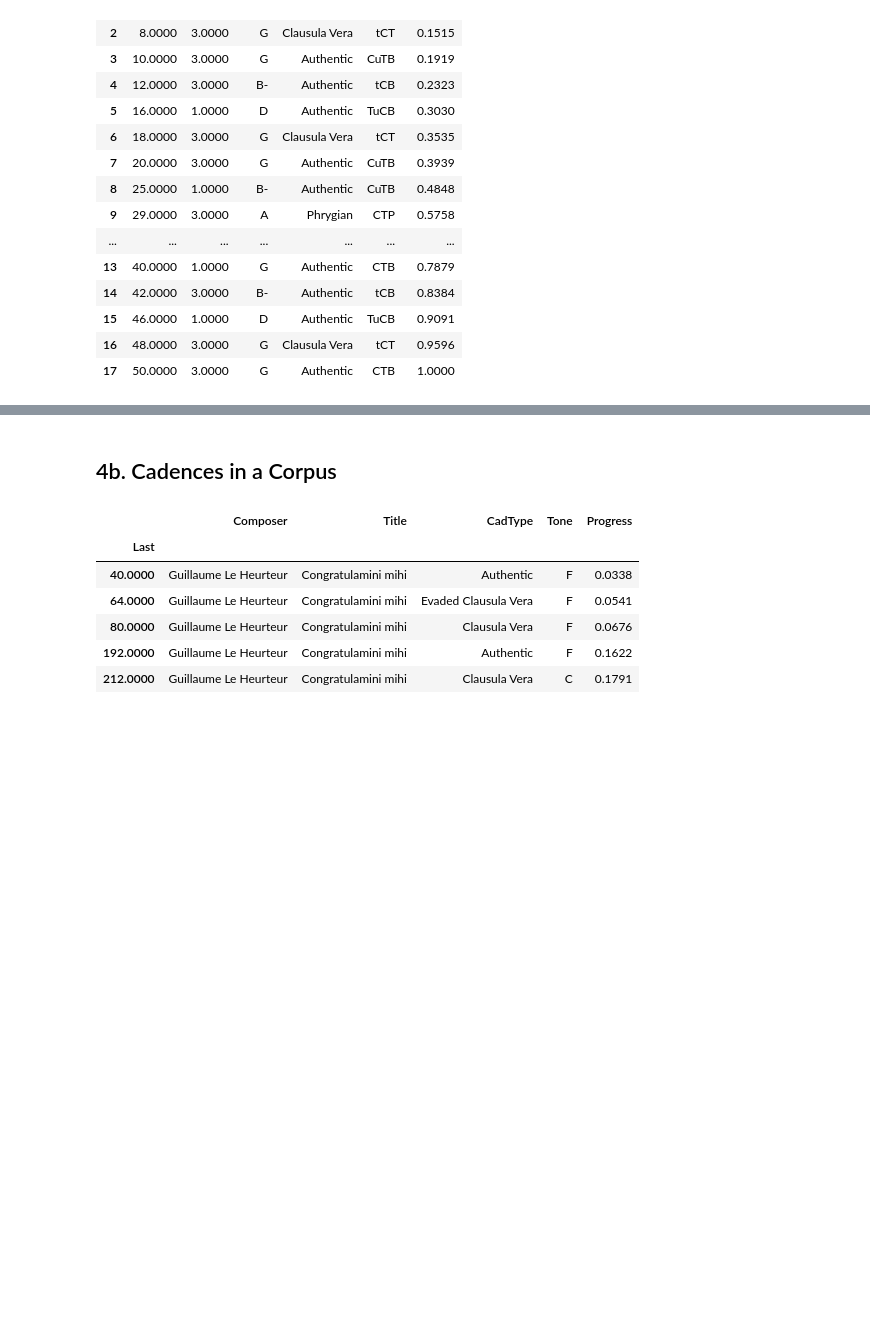
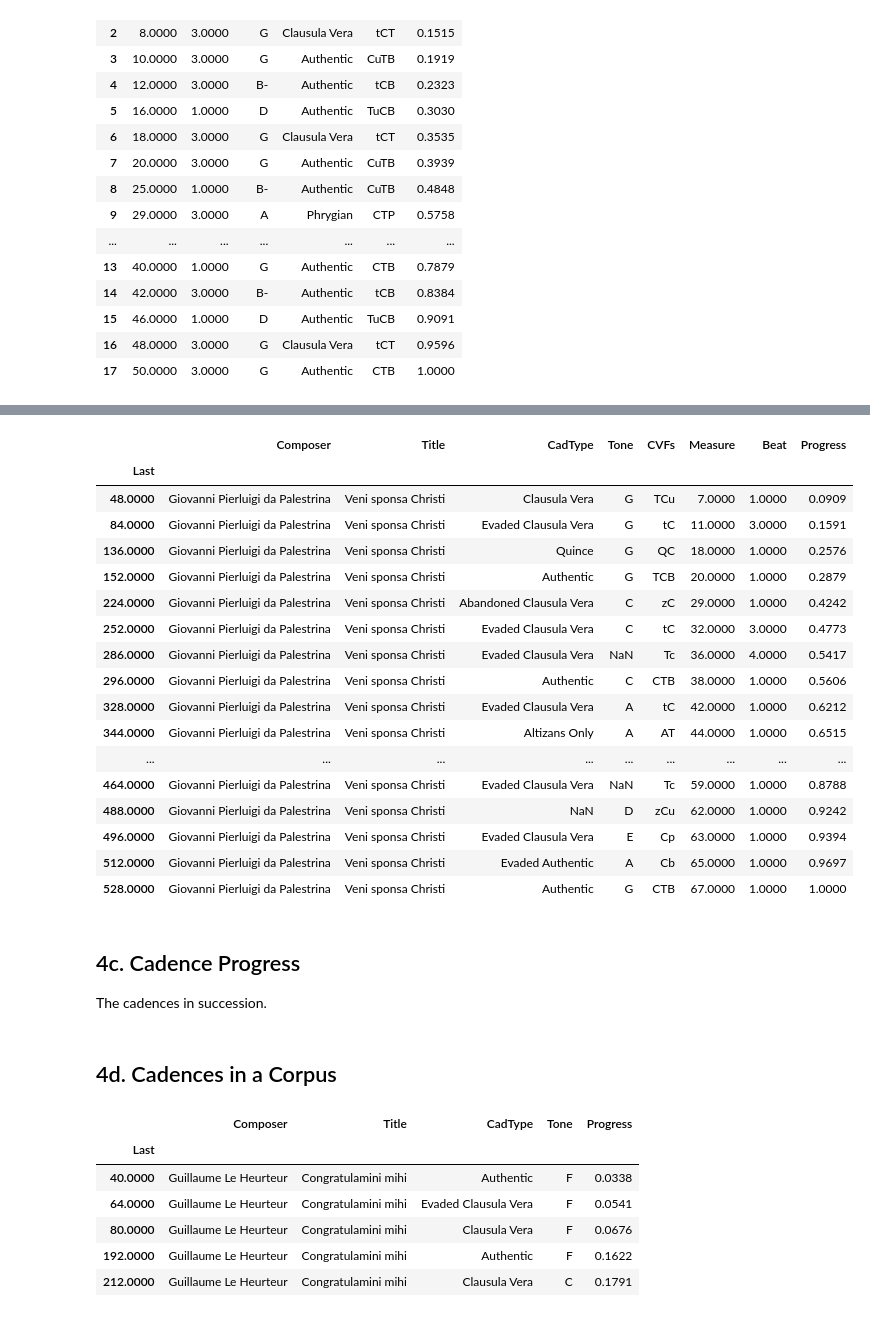
Before and after one commit to RichardFreedman/Zurich-2026, a Jupyter notebook: 02 MEI M21 CRIM Intervals/Zurich_Tonalities.ipynb, the cells around one changed output, grey strips where cells are left out. Cells and saved outputs as stored; diff of their text form; code cells hidden in the pictures; blank space fills up the shorter version.

Commit message:
update with tonalities and pt type

```diff
--- a/02 MEI M21 CRIM Intervals/Zurich_Tonalities.ipynb
+++ b/02 MEI M21 CRIM Intervals/Zurich_Tonalities.ipynb
@@ -294,0 +304,45 @@ cads.reset_index(drop=True)
+# %%
+baseUrl = 'https://crimproject.org/mei/'
+
+# now specify YOUR piece:
+my_piece = 'CRIM_Model_0019.mei'
+
+
+# and combine them
+piece_url = baseUrl + my_piece
+
+# load the piece from the web
+piece = importScore(piece_url)
+
+# find cadences
+cadences = piece.cadences()
+
+cadences['Composer'] = piece.metadata['composer']
+cadences['Title'] = piece.metadata['title']
+cols = ['Composer', 'Title', 'CadType', 'Tone', 'CVFs', 'Measure', 'Beat', 'Progress']
+cadences = cadences[cols]
+# and return the results with a link to the example
+piece.linkExamples(df = cadences, piece_url=piece_url)
+# %% [output]
+|  | Composer | Title | CadType | Tone | CVFs | Measure | Beat | Progress |
+| Last |  |  |  |  |  |  |  |  |
+| 48.0000 | Giovanni Pierluigi da Palestrina | Veni sponsa Christi | Clausula Vera | G | TCu | 7.0000 | 1.0000 | 0.0909 |
+| 84.0000 | Giovanni Pierluigi da Palestrina | Veni sponsa Christi | Evaded Clausula Vera | G | tC | 11.0000 | 3.0000 | 0.1591 |
+| 136.0000 | Giovanni Pierluigi da Palestrina | Veni sponsa Christi | Quince | G | QC | 18.0000 | 1.0000 | 0.2576 |
+| 152.0000 | Giovanni Pierluigi da Palestrina | Veni sponsa Christi | Authentic | G | TCB | 20.0000 | 1.0000 | 0.2879 |
+| 224.0000 | Giovanni Pierluigi da Palestrina | Veni sponsa Christi | Abandoned Clausula Vera | C | zC | 29.0000 | 1.0000 | 0.4242 |
+| 252.0000 | Giovanni Pierluigi da Palestrina | Veni sponsa Christi | Evaded Clausula Vera | C | tC | 32.0000 | 3.0000 | 0.4773 |
+| 286.0000 | Giovanni Pierluigi da Palestrina | Veni sponsa Christi | Evaded Clausula Vera | NaN | Tc | 36.0000 | 4.0000 | 0.5417 |
+| 296.0000 | Giovanni Pierluigi da Palestrina | Veni sponsa Christi | Authentic | C | CTB | 38.0000 | 1.0000 | 0.5606 |
+| 328.0000 | Giovanni Pierluigi da Palestrina | Veni sponsa Christi | Evaded Clausula Vera | A | tC | 42.0000 | 1.0000 | 0.6212 |
+| 344.0000 | Giovanni Pierluigi da Palestrina | Veni sponsa Christi | Altizans Only | A | AT | 44.0000 | 1.0000 | 0.6515 |
+| ... | ... | ... | ... | ... | ... | ... | ... | ... |
+| 464.0000 | Giovanni Pierluigi da Palestrina | Veni sponsa Christi | Evaded Clausula Vera | NaN | Tc | 59.0000 | 1.0000 | 0.8788 |
+| 488.0000 | Giovanni Pierluigi da Palestrina | Veni sponsa Christi | NaN | D | zCu | 62.0000 | 1.0000 | 0.9242 |
+| 496.0000 | Giovanni Pierluigi da Palestrina | Veni sponsa Christi | Evaded Clausula Vera | E | Cp | 63.0000 | 1.0000 | 0.9394 |
+| 512.0000 | Giovanni Pierluigi da Palestrina | Veni sponsa Christi | Evaded Authentic | A | Cb | 65.0000 | 1.0000 | 0.9697 |
+| 528.0000 | Giovanni Pierluigi da Palestrina | Veni sponsa Christi | Authentic | G | CTB | 67.0000 | 1.0000 | 1.0000 |
+# %% [markdown]
+## 4c.  Cadence Progress
+
+The cadences in succession.
@@ -295,2 +375,2 @@ cads.reset_index(drop=True)
 # %% [markdown]
-## 4b.  Cadences in a Corpus
+## 4d.  Cadences in a Corpus
```
Also changed, not shown: parts of 10 cells of this notebook, 5 other files.
